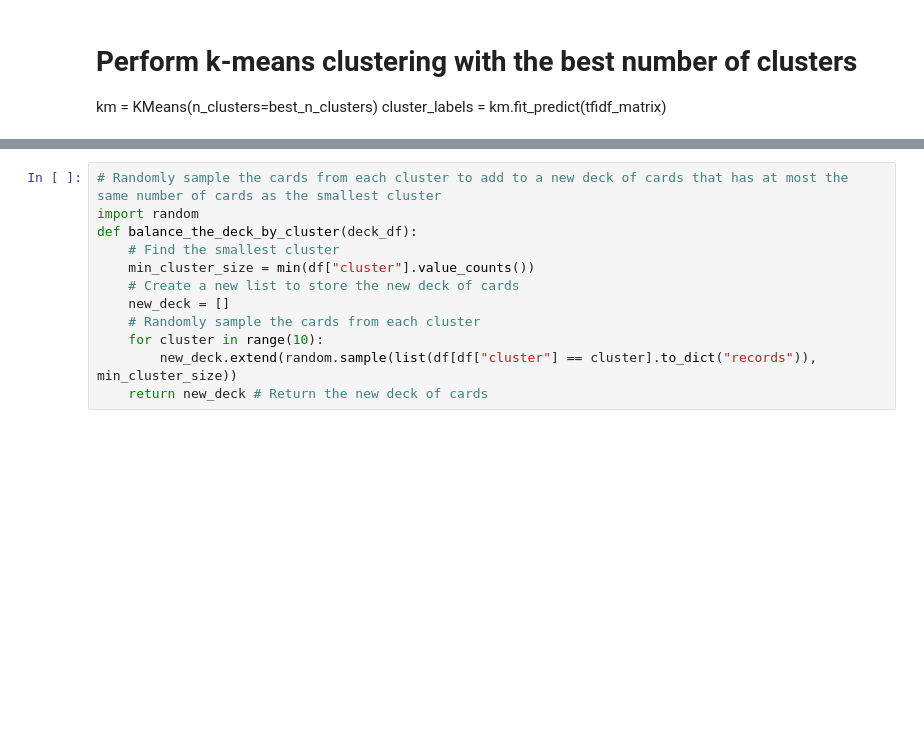
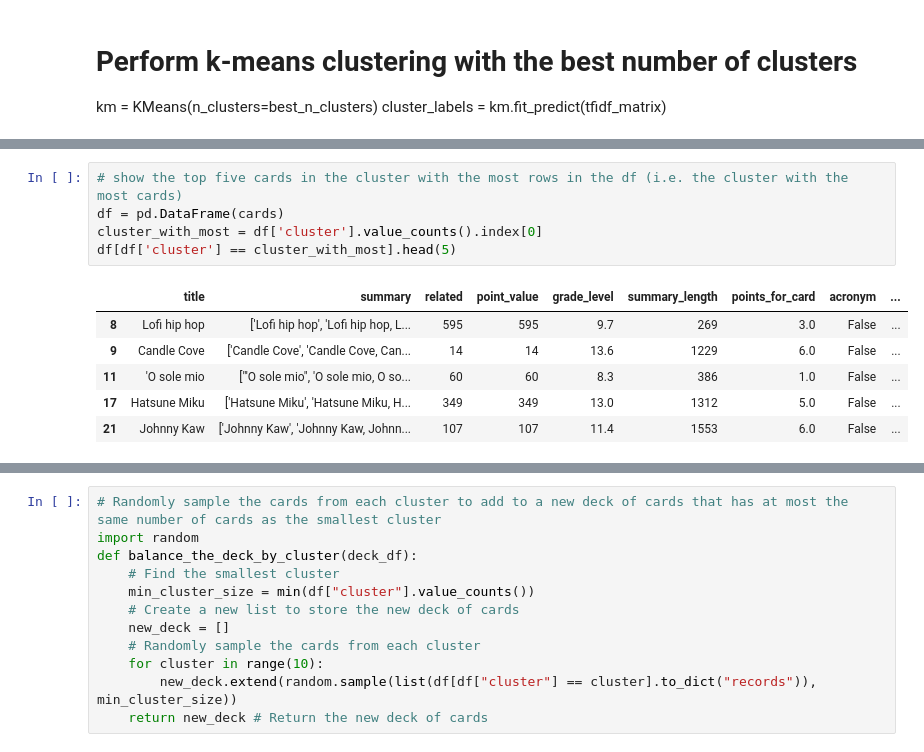
Before and after one commit to grahamwaters/Mimikers, a Jupyter notebook: balancing_the_deck.ipynb, the cells around one changed output, grey strips where cells are left out. Saved outputs shown, nothing was run; the diff lists cells and outputs as text; blank space fills up the shorter version.

```diff
--- a/balancing_the_deck.ipynb
+++ b/balancing_the_deck.ipynb
@@ -201,0 +226,12 @@ plt.show()
+# %%
+# show the top five cards in the cluster with the most rows in the df (i.e. the cluster with the most cards)
+df = pd.DataFrame(cards)
+cluster_with_most = df['cluster'].value_counts().index[0]
+df[df['cluster'] == cluster_with_most].head(5)
+# %% [output]
+|  | title | summary | related | point_value | grade_level | summary_length | points_for_card | acronym | ... |
+| 8 | Lofi hip hop | ['Lofi hip hop', 'Lofi hip hop, L... | 595 | 595 | 9.7 | 269 | 3.0 | False | ... |
+| 9 | Candle Cove | ['Candle Cove', 'Candle Cove, Can... | 14 | 14 | 13.6 | 1229 | 6.0 | False | ... |
+| 11 | 'O sole mio | ["'O sole mio", 'O sole mio, O so... | 60 | 60 | 8.3 | 386 | 1.0 | False | ... |
+| 17 | Hatsune Miku | ['Hatsune Miku', 'Hatsune Miku, H... | 349 | 349 | 13.0 | 1312 | 5.0 | False | ... |
+| 21 | Johnny Kaw | ['Johnny Kaw', 'Johnny Kaw, Johnn... | 107 | 107 | 11.4 | 1553 | 6.0 | False | ... |
```
Also changed, not shown: parts of 10 cells of this notebook, 2 other files.
